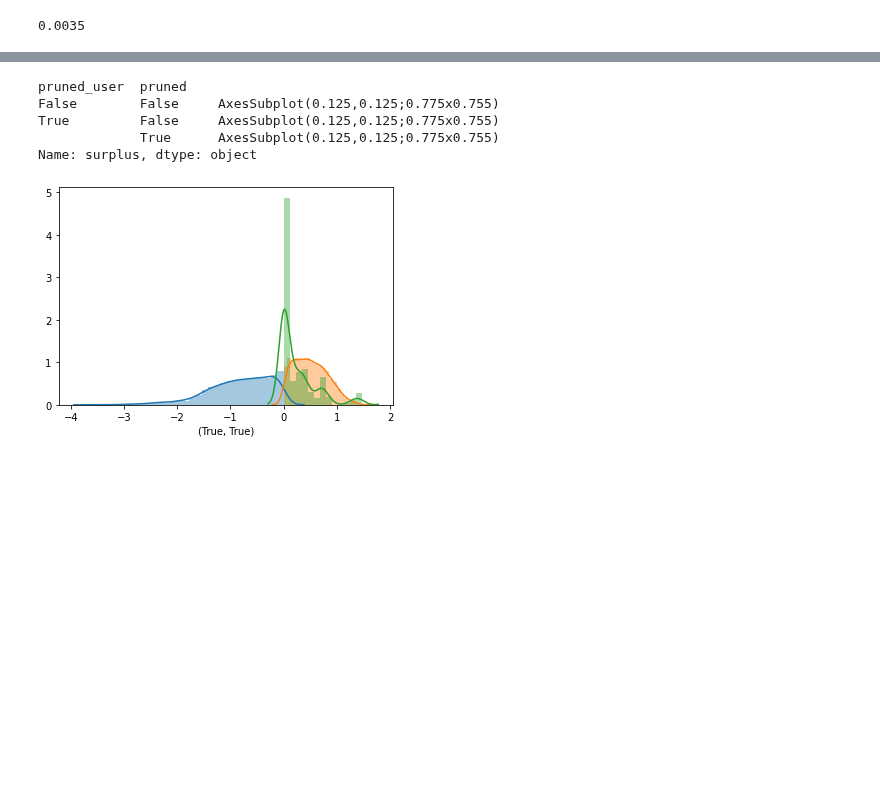
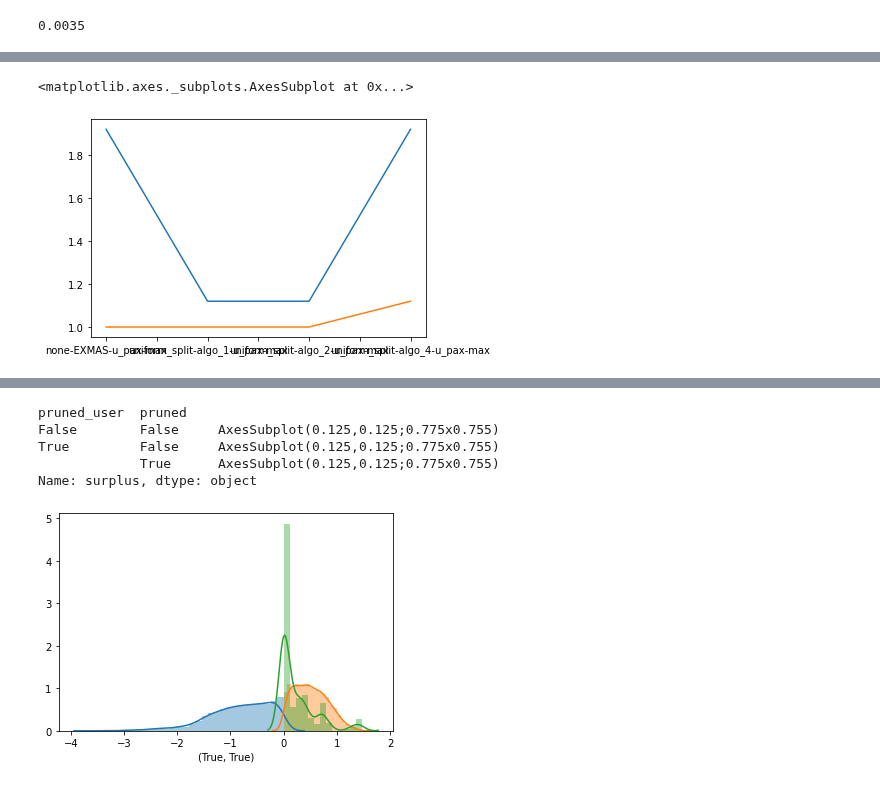
Before and after one commit to RafalKucharskiPK/ExMAS, a Jupyter notebook: ExMAS/spinoffs/game/pipeline.ipynb, the cells around one changed output, grey strips where cells are left out. Saved outputs shown, nothing was run; the diff lists cells and outputs as text; code cells hidden in the pictures; blank space fills up the shorter version.

```diff
--- a/ExMAS/spinoffs/game/pipeline.ipynb
+++ b/ExMAS/spinoffs/game/pipeline.ipynb
@@ -147,0 +401,6 @@ params.sharing_penalty_multiplier = 0 # fixed penalty (EUR) per
+# %%
+df[(df.min_max=='min') & (df.obj == 'u_pax')].degree.plot()
+df[(df.min_max=='max') & (df.obj == 'u_pax')].degree.plot()
+# %% [output]
+<matplotlib.axes._subplots.AxesSubplot at 0x...>
+[figure, added]
```
Also changed, not shown: parts of 28 cells of this notebook, 2 other files.
